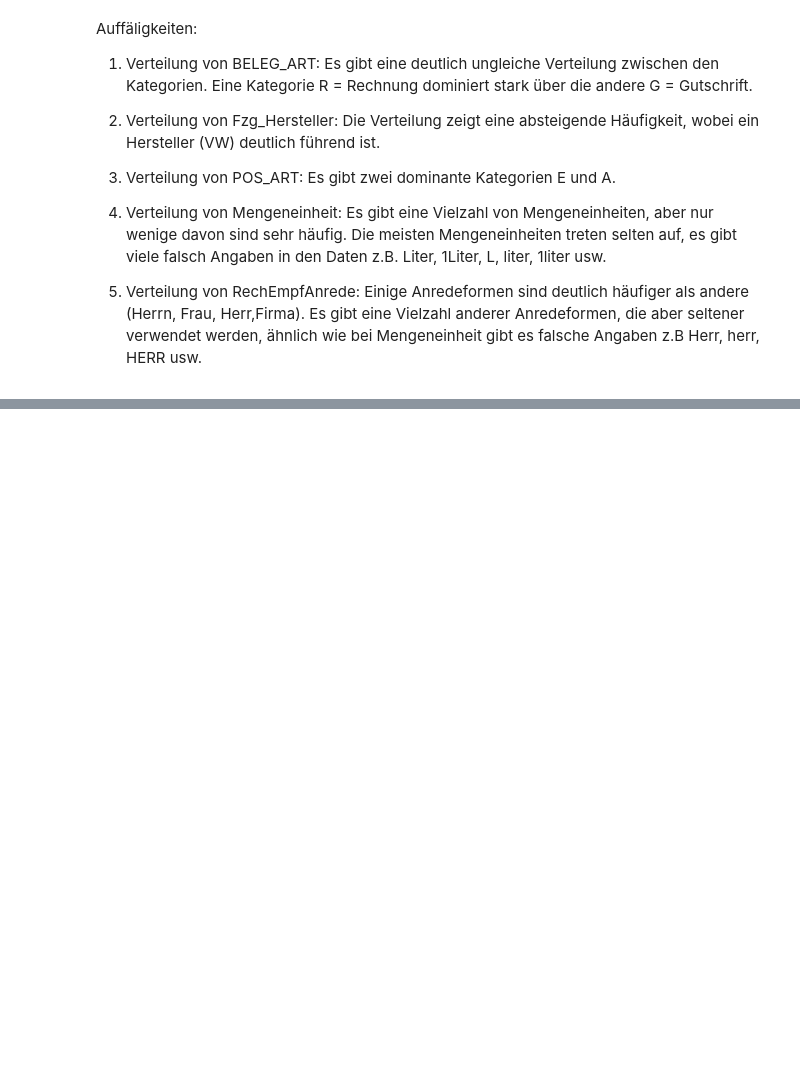
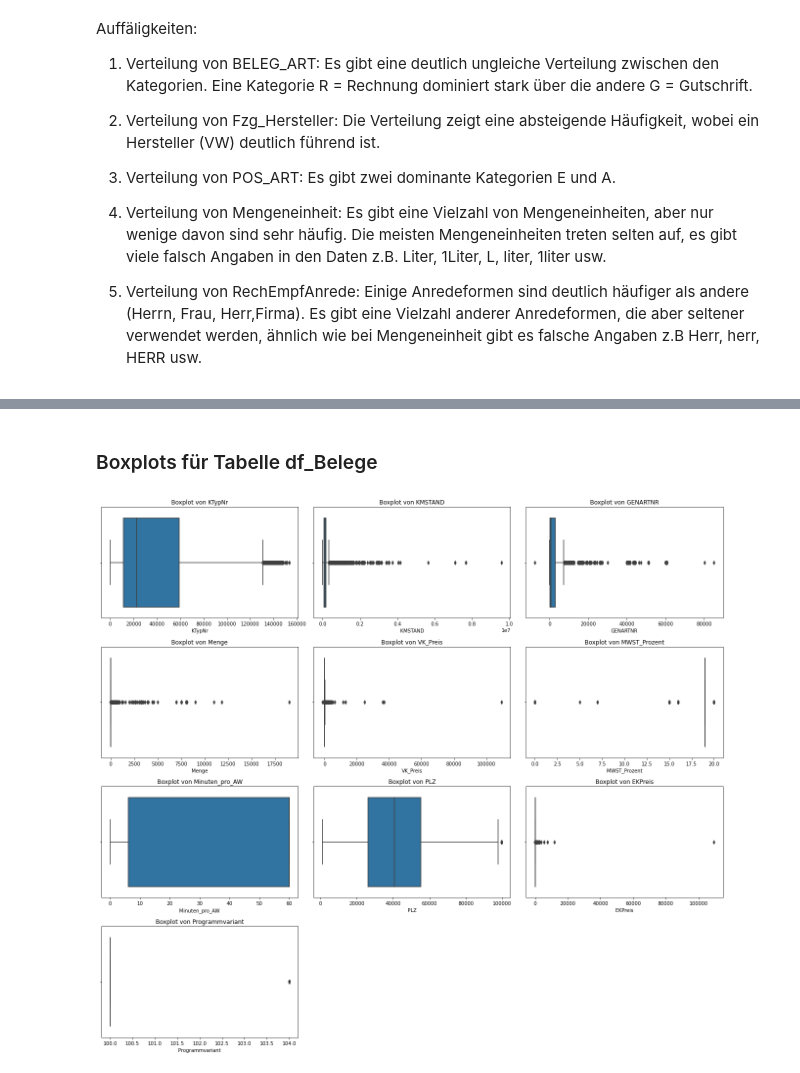
Before and after one commit to William-Zhang-26/BI-Analytics-Topmotive, a Jupyter notebook: Projekt_Topmotive.ipynb, the cells around one changed output, grey strips where cells are left out. Drawn from its saved outputs; the diff is of its cells as text; code cells hidden in the pictures; blank space fills up the shorter version.

```diff
--- a/Projekt_Topmotive.ipynb
+++ b/Projekt_Topmotive.ipynb
@@ -756,0 +842,26 @@ Einige Anredeformen sind deutlich häufiger als andere (Herrn, Frau, Herr,Firma)
+# %% [markdown]
+### Boxplots für Tabelle df_Belege
+# %%
+
+# Bestimme die Anzahl der numerischen Spalten und die Anzahl der gewünschten Spalten pro Reihe
+num_columns = df_Belege_cleaned.select_dtypes(include=[np.number]).columns
+num_plots = len(num_columns)
+num_columns_per_row = 3  # oder wie viele mam pro Reihe anzeigen möchte
+
+# Berechne die Anzahl der benötigten Reihen, um alle Plots unterzubringen
+num_rows = num_plots // num_columns_per_row + (num_plots % num_columns_per_row > 0)
+
+# Definiere die Größe des gesamten Plots (Breite, Höhe)
+plt.figure(figsize=(num_columns_per_row * 6, num_rows * 4))  # Die Größe kann angepasst werden
+
+# Erstelle einen Boxplot für jede numerische Spalte
+for index, column in enumerate(num_columns, 1):  # Beginne mit 1 für die subplot-Nummerierung
+    plt.subplot(num_rows, num_columns_per_row, index)
+    sns.boxplot(x=df_Belege_cleaned[column])
+    plt.title(f'Boxplot von {column}')
+
+# Sorge für genügend Platz zwischen den Plots
+plt.tight_layout()
+plt.show()
+# %% [output]
+[figure, added]
```
Also changed, not shown: parts of 11 cells of this notebook.
